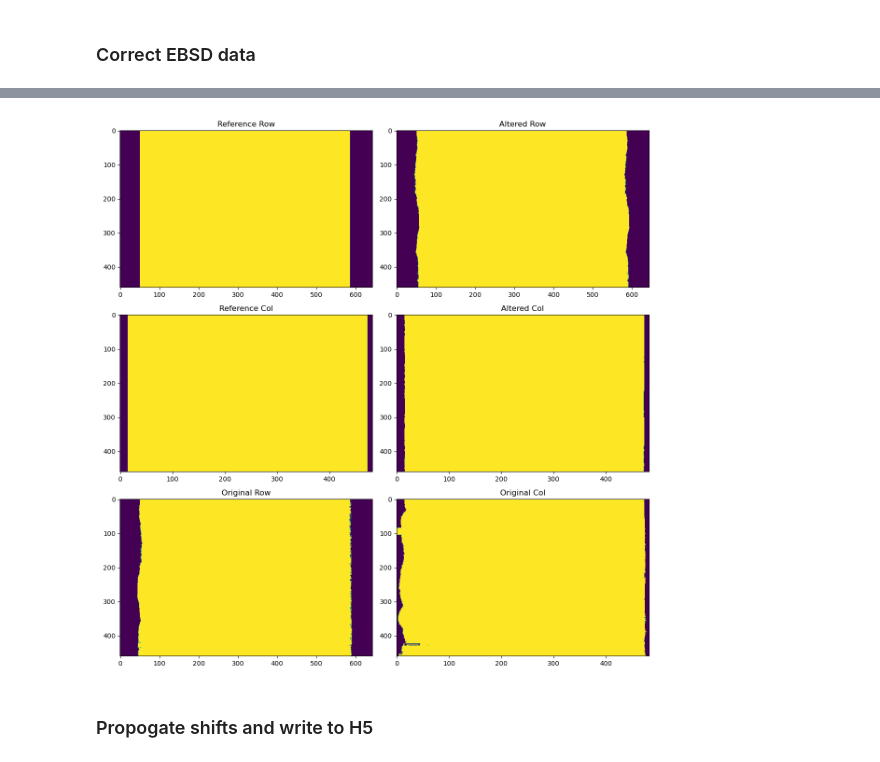
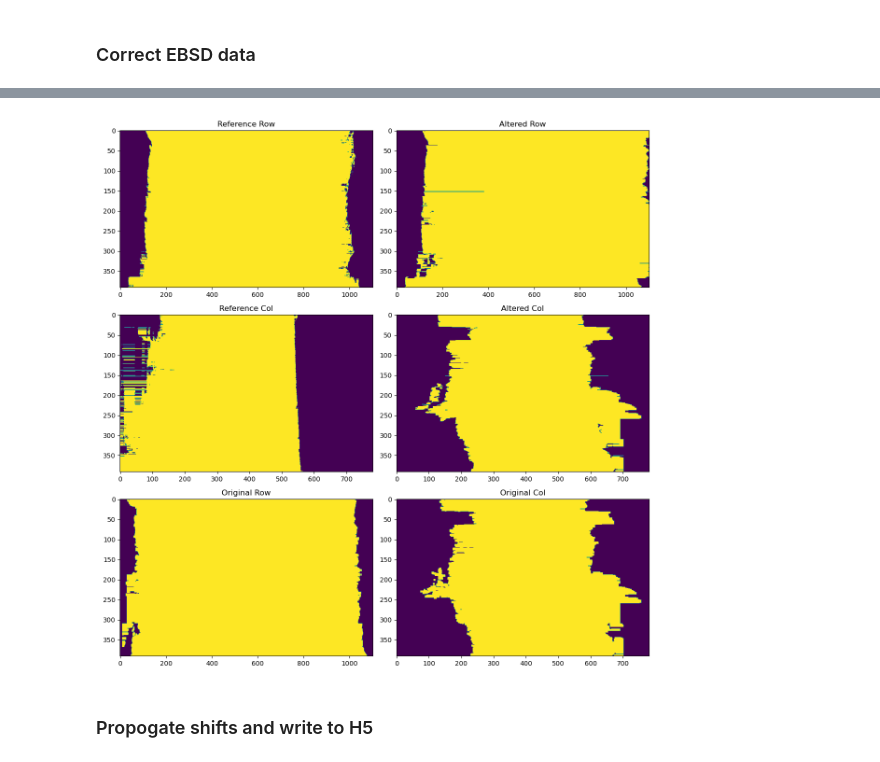
Before and after one commit to lambjames18/EBSD-Correction, a Jupyter notebook: cropping.ipynb, the cells around one changed output, grey strips where cells are left out. Saved outputs shown, nothing was run; the diff lists cells and outputs as text; code cells hidden in the pictures.

```diff
--- a/cropping.ipynb
+++ b/cropping.ipynb
@@ -262,8 +263,9 @@ for i in range(bse_imgs_small.shape[0]):
     bse_imgs_small[i] = im
 # %%
 # Get bse data
-bse_folder = "D:/Research/CoNi_16/Data/3D/BSE/small/"
-paths = sorted([path for path in os.listdir(bse_folder) if ".tiff" in path], key=lambda x: int(x.replace(".tiff","")))
+bse_folder = "D:/Research/NiAlMo_APS/Data/All_BSE_resized/"
+paths = sorted([path for path in os.listdir(bse_folder) if ".tif" in path], key=lambda x: int(x.replace(".tif","").replace("aligned_","")))
 bse_imgs_small = np.array([io.imread(bse_folder+path, as_gray=True) for path in paths])
+print(bse_imgs_small.shape)
 #for i in range(bse_imgs_small.shape[0]):
 #    imageio.imsave(f"D:/Research/CoNi_TFS/Data/3D/BSE/small/{i}.tiff", bse_imgs_small[i, ::-1, ::-1])
@@ -278,3 +282,9 @@ for i in range(mask.shape[0]):
     im = morphology.remove_small_objects(im, min_size=200000)
     mask_filled[i] = im
 mask_filled = mask_filled
+# %%
+data = np.where(ebsd > 0.22, 1, 0)
+data = morphology.remove_small_holes(data, area_threshold=10000)
+data = morphology.binary_erosion(data, np.ones((5,5,5)))
+data = morphology.remove_small_objects(data, min_size=500000)
+data = morphology.binary_dilation(data, np.ones((5,5,5)))
@@ -281,18 +295,18 @@ mask_filled = mask_filled
 # %% [markdown]
 ### Correct EBSD data
 # %%
-x = (327, 327)      # Columns
-y = (250, 250)      # Rows
+x = (800, 800)      # Columns
+y = (400, 400)      # Rows
 
-s0 = mask_filled    # The one to be shifted
-s1 = reference      # The reference
+s0 = data    # The one to be shifted
+s1 = mask_filled     # The reference
 s_altered = s0
 difference = 1000
 iteration = 0
 diffs = []
 verbose = True
 while np.abs(difference) > 1 and iteration < 20:
-    diff_run = get_difference(s1.astype(bool), s_altered.astype(bool), 327, 250)
+    diff_run = get_difference(s1.astype(bool), s_altered.astype(bool), x[0], y[0])
     diffs.append(diff_run)
     s_altered = apply_shifts(diff_run, s_altered)
     difference = diff_run.sum()
@@ -314,29 +337,29 @@ diff_total = np.array(diffs).sum(axis=0)
 # %%
-s_new = apply_shifts(diff_total, reference)
+s_new = apply_shifts(diff_total, data)
 plt.close(0)
 fig = plt.figure(0, figsize=(12,12))
 ax1 = fig.add_subplot(321)
 ax2 = fig.add_subplot(322)
 ax3 = fig.add_subplot(323)
 ax4 = fig.add_subplot(324)
 ax5 = fig.add_subplot(325)
 ax6 = fig.add_subplot(326)
 ax1.set_title("Reference Row")
 ax1.imshow(s1[:, y[1], :], aspect="auto")
 ax2.set_title("Altered Row")
 ax2.imshow(s_new[:, y[0], :], aspect="auto")
 ax3.set_title("Reference Col")
 ax3.imshow(s1[:, :, x[1]], aspect="auto")
 ax4.set_title("Altered Col")
 ax4.imshow(s_new[:, :, x[0]], aspect="auto")
 ax5.set_title("Original Row")
 ax5.imshow(s0[:, y[0], :], aspect="auto")
 ax6.set_title("Original Col")
 ax6.imshow(s0[:, :, x[0]], aspect="auto")
 plt.tight_layout()
 plt.show()
 # %% [output]
-[figure, old version]
+[figure, new version]
 # %% [markdown]
 ### Propogate shifts and write to H5
 # %%
```
Also changed, not shown: parts of 4 cells of this notebook, 6 other files.
